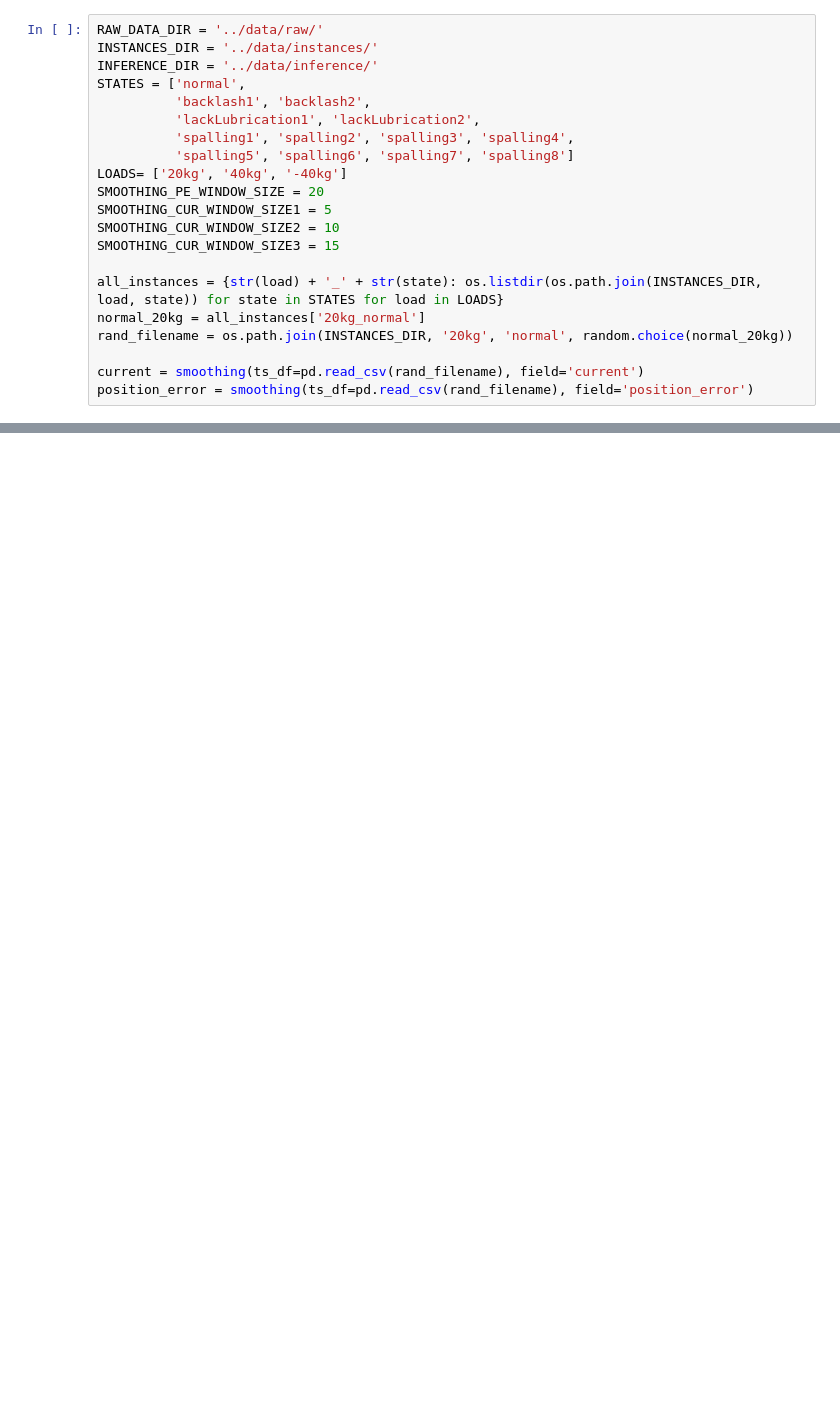
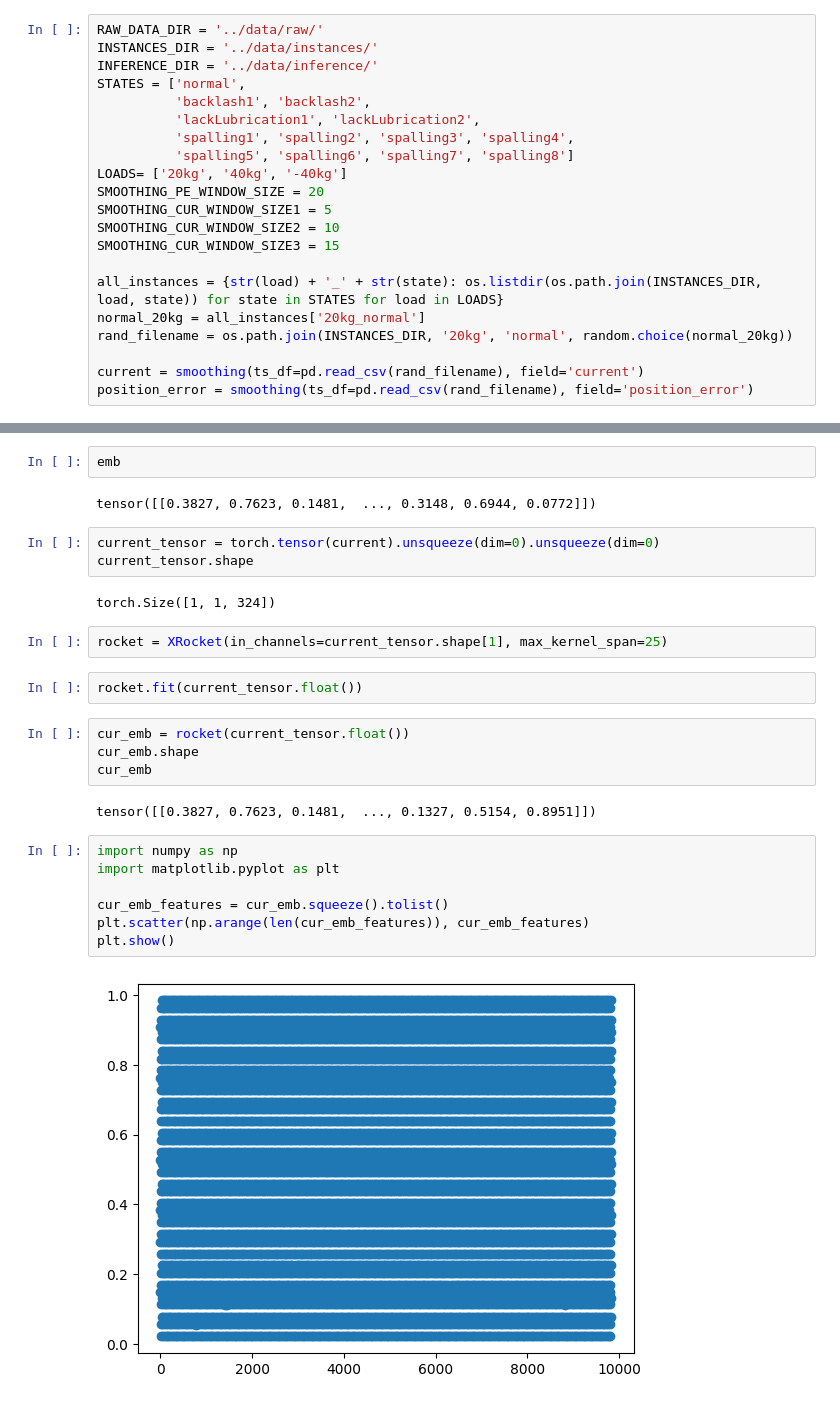
Before and after one commit to BlueAsuka/Rocket-RAG, a Jupyter notebook: notebooks/rocket_annotated.ipynb, the cells around one changed output, grey strips where cells are left out. Saved outputs shown, nothing was run; the diff lists cells and outputs as text; blank space fills up the shorter version.

Commit message:
updated rocket

```diff
--- a/notebooks/rocket_annotated.ipynb
+++ b/notebooks/rocket_annotated.ipynb
@@ -34,0 +160,28 @@ class RocketConv(nn.Module):
+# %%
+emb
+# %% [output]
+tensor([[0.3827, 0.7623, 0.1481,  ..., 0.3148, 0.6944, 0.0772]])
+# %%
+current_tensor = torch.tensor(current).unsqueeze(dim=0).unsqueeze(dim=0)
+current_tensor.shape
+# %% [output]
+torch.Size([1, 1, 324])
+# %%
+rocket = XRocket(in_channels=current_tensor.shape[1], max_kernel_span=25)
+# %%
+rocket.fit(current_tensor.float())
+# %%
+cur_emb = rocket(current_tensor.float())
+cur_emb.shape
+cur_emb
+# %% [output]
+tensor([[0.3827, 0.7623, 0.1481,  ..., 0.1327, 0.5154, 0.8951]])
+# %%
+import numpy as np
+import matplotlib.pyplot as plt
+
+cur_emb_features = cur_emb.squeeze().tolist()
+plt.scatter(np.arange(len(cur_emb_features)), cur_emb_features)
+plt.show()
+# %% [output]
+[figure, added]
```
Also changed, not shown: parts of 23 cells of this notebook, 1 other file.
